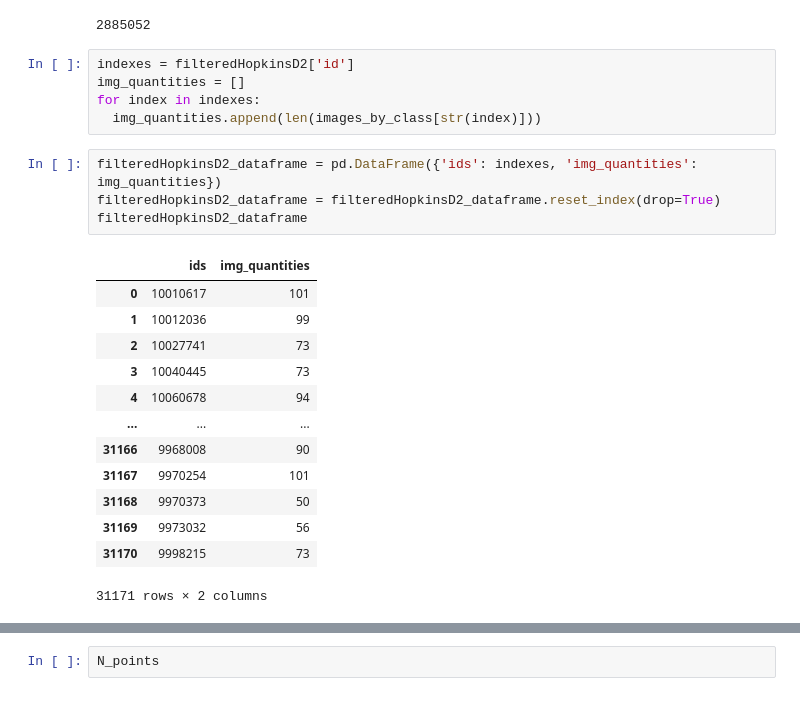
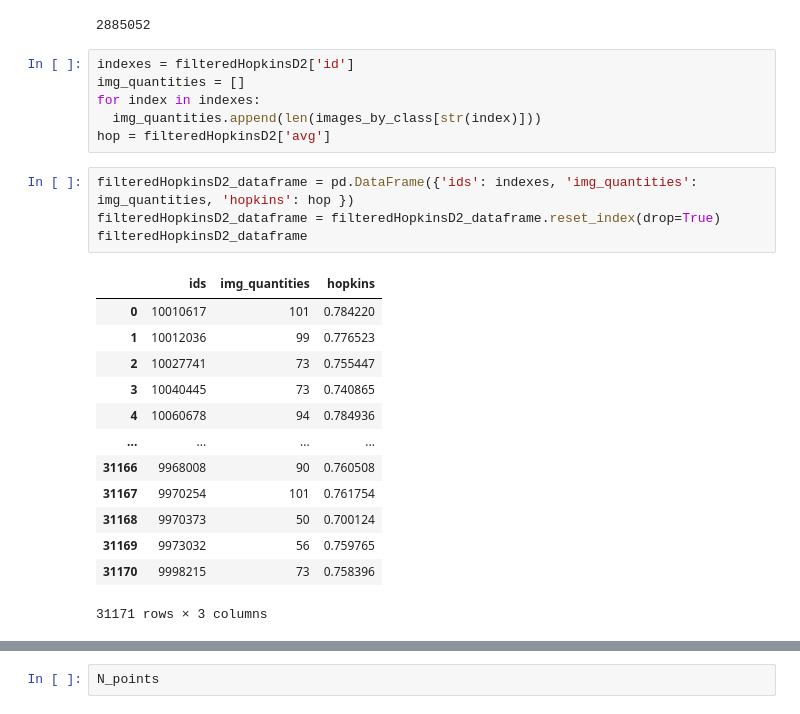
Before and after one commit to FalsoMoralista/ClusteringAnalysis, a Jupyter notebook: hopkins/HopkinsStatistics-PC2022.ipynb, the cells around one changed output, grey strips where cells are left out. Cells and saved outputs as stored; diff of their text form.

```diff
--- a/hopkins/HopkinsStatistics-PC2022.ipynb
+++ b/hopkins/HopkinsStatistics-PC2022.ipynb
@@ -150,21 +154,22 @@ indexes = filteredHopkinsD2['id']
 img_quantities = []
 for index in indexes:
   img_quantities.append(len(images_by_class[str(index)]))
+hop = filteredHopkinsD2['avg']
 # %%
-filteredHopkinsD2_dataframe = pd.DataFrame({'ids': indexes, 'img_quantities': img_quantities})
+filteredHopkinsD2_dataframe = pd.DataFrame({'ids': indexes, 'img_quantities': img_quantities, 'hopkins': hop })
 filteredHopkinsD2_dataframe = filteredHopkinsD2_dataframe.reset_index(drop=True)
 filteredHopkinsD2_dataframe
 # %% [output]
-|  | ids | img_quantities |
-| 0 | 10010617 | 101 |
-| 1 | 10012036 | 99 |
-| 2 | 10027741 | 73 |
-| 3 | 10040445 | 73 |
-| 4 | 10060678 | 94 |
-| ... | ... | ... |
-| 31166 | 9968008 | 90 |
-| 31167 | 9970254 | 101 |
-| 31168 | 9970373 | 50 |
-| 31169 | 9973032 | 56 |
-| 31170 | 9998215 | 73 |
+|  | ids | img_quantities | hopkins |
+| 0 | 10010617 | 101 | 0.784220 |
+| 1 | 10012036 | 99 | 0.776523 |
+| 2 | 10027741 | 73 | 0.755447 |
+| 3 | 10040445 | 73 | 0.740865 |
+| 4 | 10060678 | 94 | 0.784936 |
+| ... | ... | ... | ... |
+| 31166 | 9968008 | 90 | 0.760508 |
+| 31167 | 9970254 | 101 | 0.761754 |
+| 31168 | 9970373 | 50 | 0.700124 |
+| 31169 | 9973032 | 56 | 0.759765 |
+| 31170 | 9998215 | 73 | 0.758396 |
-31171 rows × 2 columns
+31171 rows × 3 columns
```
Also changed, not shown: parts of 5 cells of this notebook, 5 other files.
